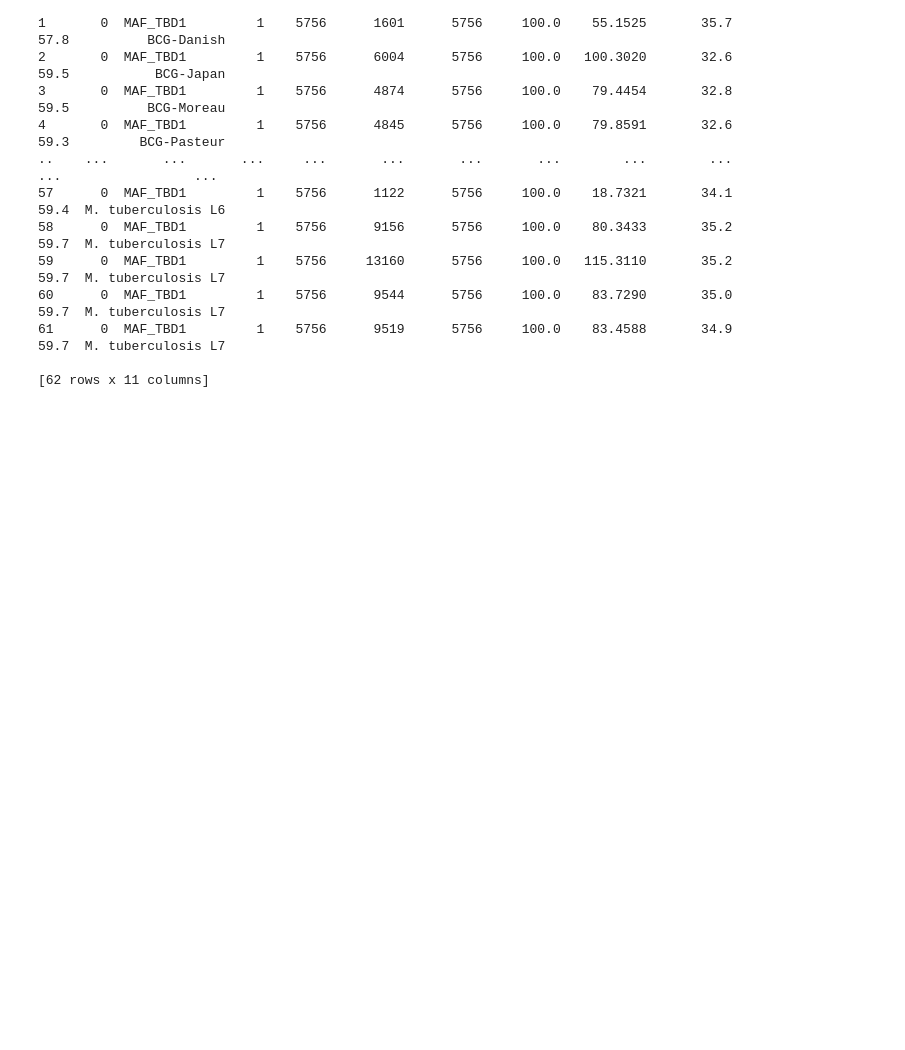
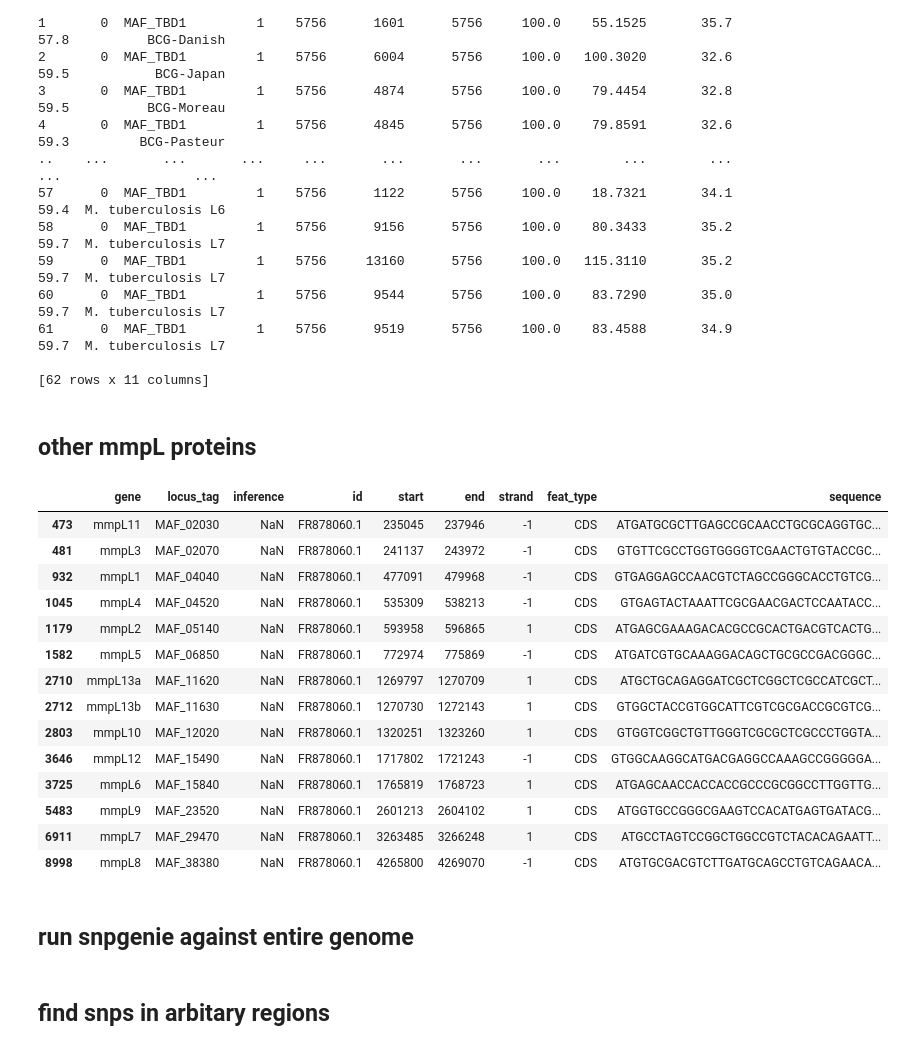
Before and after one commit to dmnfarrell/mtbc_analyses, a Jupyter notebook: tbd1/analysis.ipynb, the cells around one changed output. Drawn from its saved outputs; the diff is of its cells as text; code cells hidden in the pictures; blank space fills up the shorter version.

```diff
--- a/tbd1/analysis.ipynb
+++ b/tbd1/analysis.ipynb
@@ -251,3 +236,29 @@ print (res)
 61      0  MAF_TBD1         1    5756      9519      5756     100.0    83.4588       34.9      59.7  M. tuberculosis L7
 
 [62 rows x 11 columns]
+# %% [markdown]
+## other mmpL proteins
+# %%
+ref = tools.genbank_to_dataframe('GM041182.gb')
+ref = ref[ref.feat_type=='CDS']
+# %%
+mmpl = ref[ref.gene.fillna('').str.contains('mmpL')]
+mmpl
+# %% [output]
+|  | gene | locus_tag | inference | id | start | end | strand | feat_type | sequence |
+| 473 | mmpL11 | MAF_02030 | NaN | FR878060.1 | 235045 | 237946 | -1 | CDS | ATGATGCGCTTGAGCCGCAACCTGCGCAGGTGC... |
+| 481 | mmpL3 | MAF_02070 | NaN | FR878060.1 | 241137 | 243972 | -1 | CDS | GTGTTCGCCTGGTGGGGTCGAACTGTGTACCGC... |
+| 932 | mmpL1 | MAF_04040 | NaN | FR878060.1 | 477091 | 479968 | -1 | CDS | GTGAGGAGCCAACGTCTAGCCGGGCACCTGTCG... |
+| 1045 | mmpL4 | MAF_04520 | NaN | FR878060.1 | 535309 | 538213 | -1 | CDS | GTGAGTACTAAATTCGCGAACGACTCCAATACC... |
+| 1179 | mmpL2 | MAF_05140 | NaN | FR878060.1 | 593958 | 596865 | 1 | CDS | ATGAGCGAAAGACACGCCGCACTGACGTCACTG... |
+| 1582 | mmpL5 | MAF_06850 | NaN | FR878060.1 | 772974 | 775869 | -1 | CDS | ATGATCGTGCAAAGGACAGCTGCGCCGACGGGC... |
+| 2710 | mmpL13a | MAF_11620 | NaN | FR878060.1 | 1269797 | 1270709 | 1 | CDS | ATGCTGCAGAGGATCGCTCGGCTCGCCATCGCT... |
+| 2712 | mmpL13b | MAF_11630 | NaN | FR878060.1 | 1270730 | 1272143 | 1 | CDS | GTGGCTACCGTGGCATTCGTCGCGACCGCGTCG... |
+| 2803 | mmpL10 | MAF_12020 | NaN | FR878060.1 | 1320251 | 1323260 | 1 | CDS | GTGGTCGGCTGTTGGGTCGCGCTCGCCCTGGTA... |
+| 3646 | mmpL12 | MAF_15490 | NaN | FR878060.1 | 1717802 | 1721243 | -1 | CDS | GTGGCAAGGCATGACGAGGCCAAAGCCGGGGGA... |
+| 3725 | mmpL6 | MAF_15840 | NaN | FR878060.1 | 1765819 | 1768723 | 1 | CDS | ATGAGCAACCACCACCGCCCGCGGCCTTGGTTG... |
+| 5483 | mmpL9 | MAF_23520 | NaN | FR878060.1 | 2601213 | 2604102 | 1 | CDS | ATGGTGCCGGGCGAAGTCCACATGAGTGATACG... |
+| 6911 | mmpL7 | MAF_29470 | NaN | FR878060.1 | 3263485 | 3266248 | 1 | CDS | ATGCCTAGTCCGGCTGGCCGTCTACACAGAATT... |
+| 8998 | mmpL8 | MAF_38380 | NaN | FR878060.1 | 4265800 | 4269070 | -1 | CDS | ATGTGCGACGTCTTGATGCAGCCTGTCAGAACA... |
+# %% [markdown]
+## run snpgenie against entire genome
@@ -253,0 +274,2 @@ print (res)
+# %% [markdown]
+## find snps in arbitary regions
```
Also changed, not shown: parts of 10 cells of this notebook, 3 other files.
